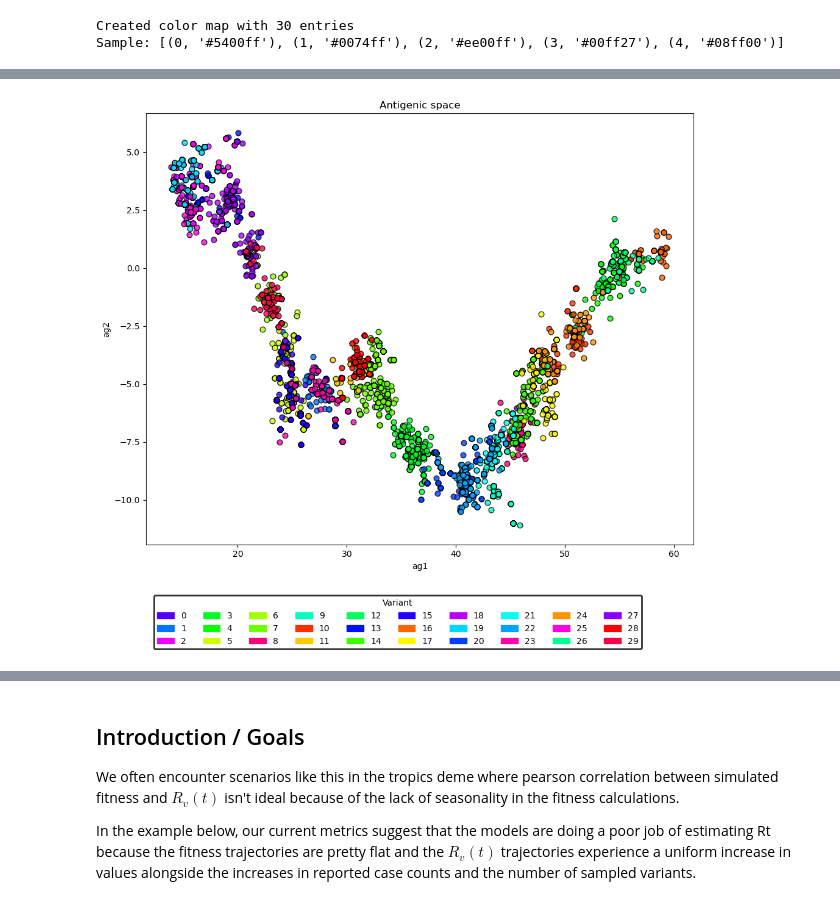
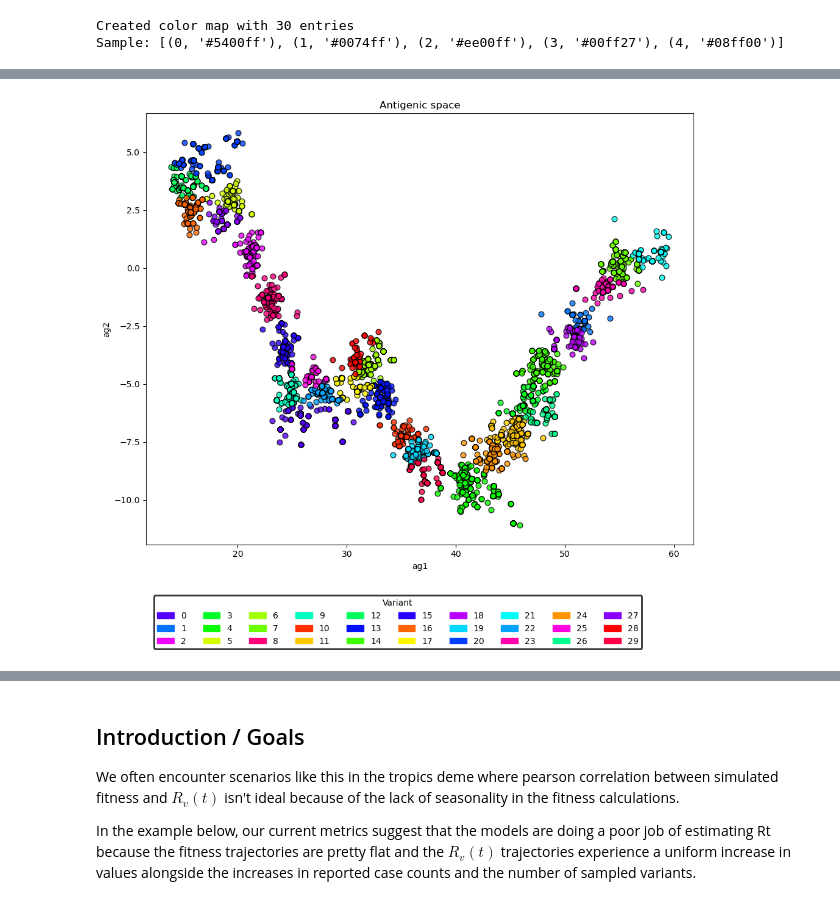
Before and after one commit to matsengrp/antigen-forecasting, a Jupyter notebook: notebooks/manuscript-figure-5-growth-rate-errors.ipynb, the cells around one changed output, grey strips where cells are left out. Cells and saved outputs as stored; diff of their text form; code cells hidden in the pictures.

```diff
--- a/notebooks/manuscript-figure-5-growth-rate-errors.ipynb
+++ b/notebooks/manuscript-figure-5-growth-rate-errors.ipynb
@@ -280,12 +283,12 @@ tips_df.head()
 # %%
 plot_antigenic_space_by_clade(
     tips_df,
     color_map=color_map,
-    variant_col='variant_seq',
+    variant_col='variant',
     figsize=(10, 8)
 )
 # %% [output]
-[figure, old version]
+[figure, new version]
 # %%
 window_growth_rates_scores_path = f"../results/{build}/window_growth_rates.tsv"
 variant_growth_rates_scores_path = f"../results/{build}/variant_growth_rates.tsv"
```
Also changed, not shown: parts of 15 cells of this notebook, 2 other files.
